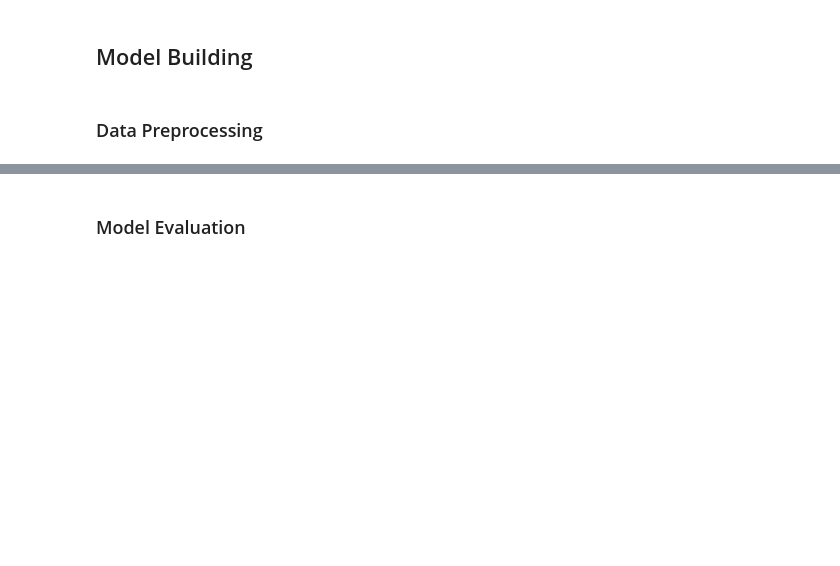
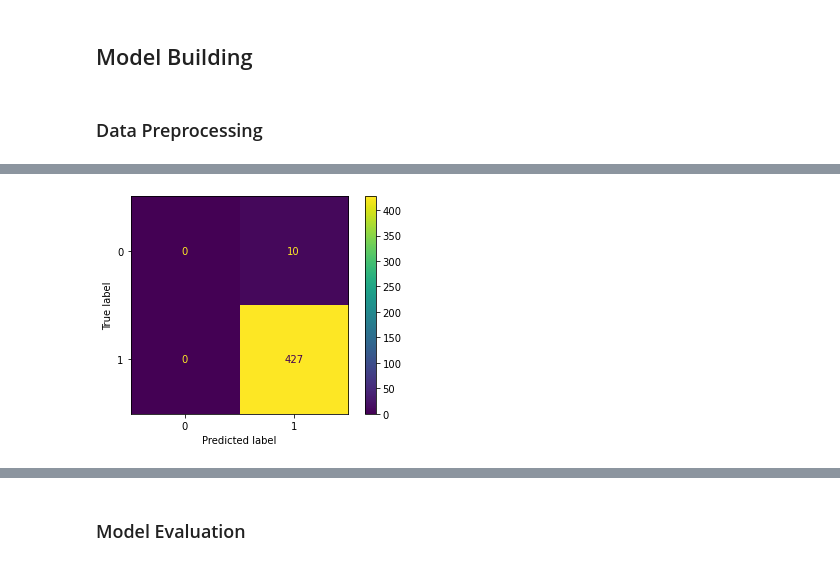
Before and after one commit to dan-grant-hunter/London_Free_Transport, a Jupyter notebook: london_free_transport.ipynb, the cells around one changed output, grey strips where cells are left out. Drawn from its saved outputs; the diff is of its cells as text; code cells hidden in the pictures; blank space fills up the shorter version.

```diff
--- a/london_free_transport.ipynb
+++ b/london_free_transport.ipynb
@@ -512,0 +622,7 @@ plt.xticks([*range(1,6)]);
+# %%
+# Confusion matrix
+LABELS = ['Approve', 'Disapprove']
+# plot_confusion_matrix(clf_svc, X_test, y_test, colorbar=False);
+plot_confusion_matrix(clf_svc, X_test, y_test);
+# %% [output]
+[figure, added]
```
Also changed, not shown: parts of 29 cells of this notebook.
